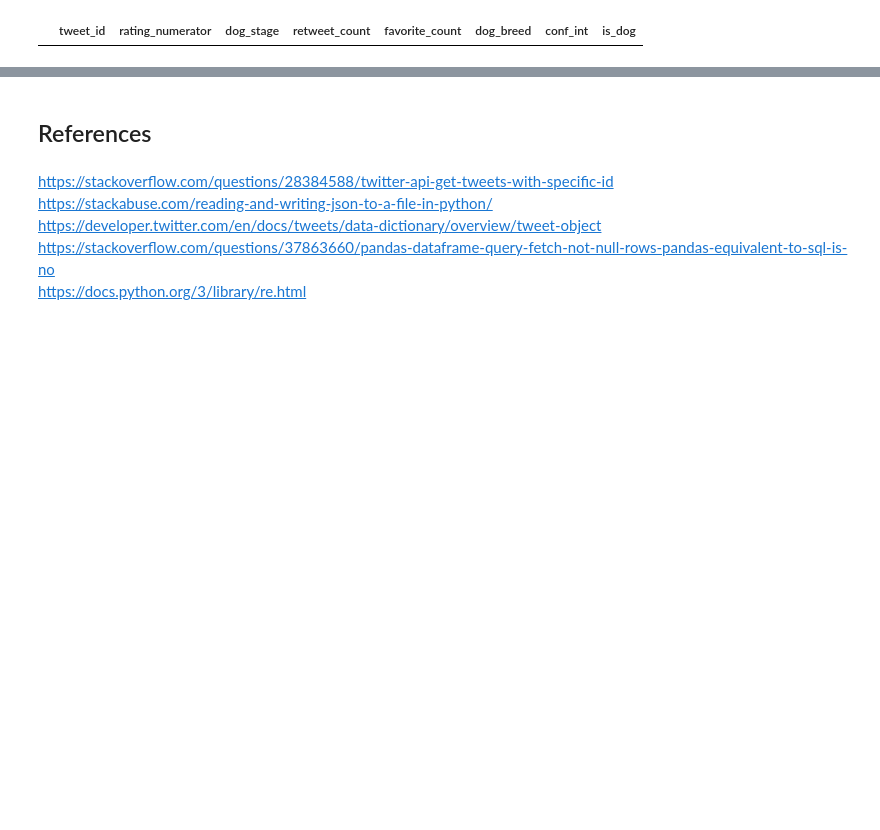
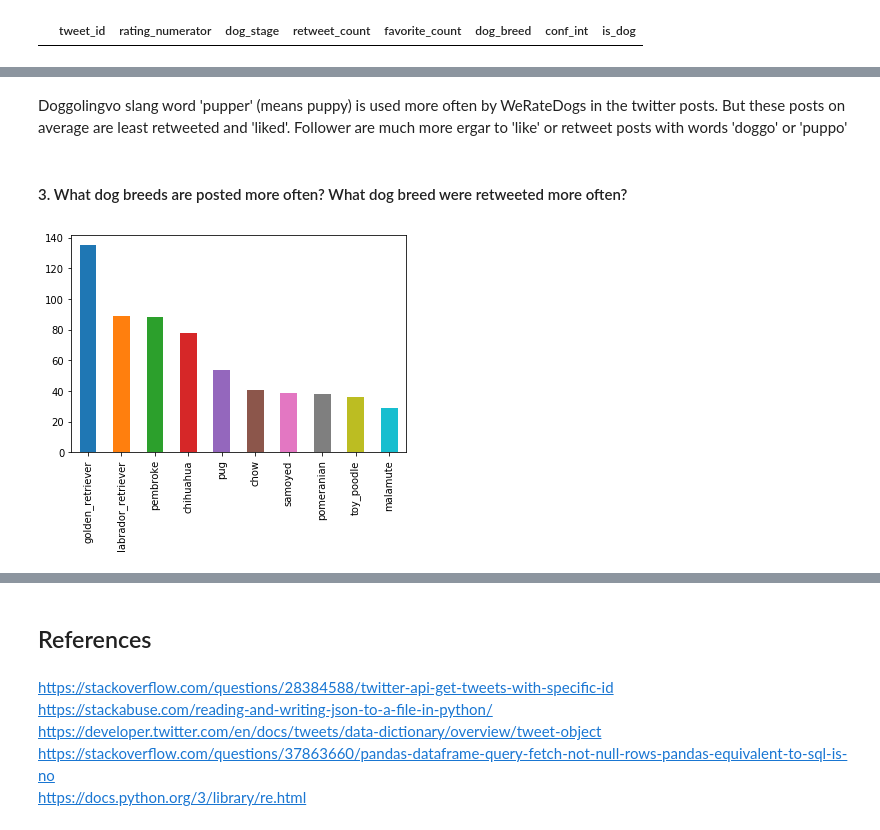
Before and after one commit to amr9410/PythonDataWrangling, a Jupyter notebook: wrangle_act.ipynb, the cells around one changed output, grey strips where cells are left out. Cells and saved outputs as stored; diff of their text form; code cells hidden in the pictures; blank space fills up the shorter version.

```diff
--- a/wrangle_act.ipynb
+++ b/wrangle_act.ipynb
@@ -752,0 +841,9 @@ At least three (3) insights and one (1) visualization must be produced.
+# %% [markdown]
+Doggolingvo slang word 'pupper' (means puppy) is used more often by WeRateDogs in the twitter posts. But these posts on average are least retweeted and 'liked'. Follower are much more ergar to 'like' or retweet posts with words 'doggo' or 'puppo'
+# %% [markdown]
+#### 3. What dog breeds are posted more often? What dog breed were retweeted more often?
+# %%
+#Distribution of dog_breeds
+df_all_tweets['dog_breed'].value_counts().head(10).plot(kind='bar');
+# %% [output]
+[figure, added]
```
Also changed, not shown: parts of 27 cells of this notebook.
